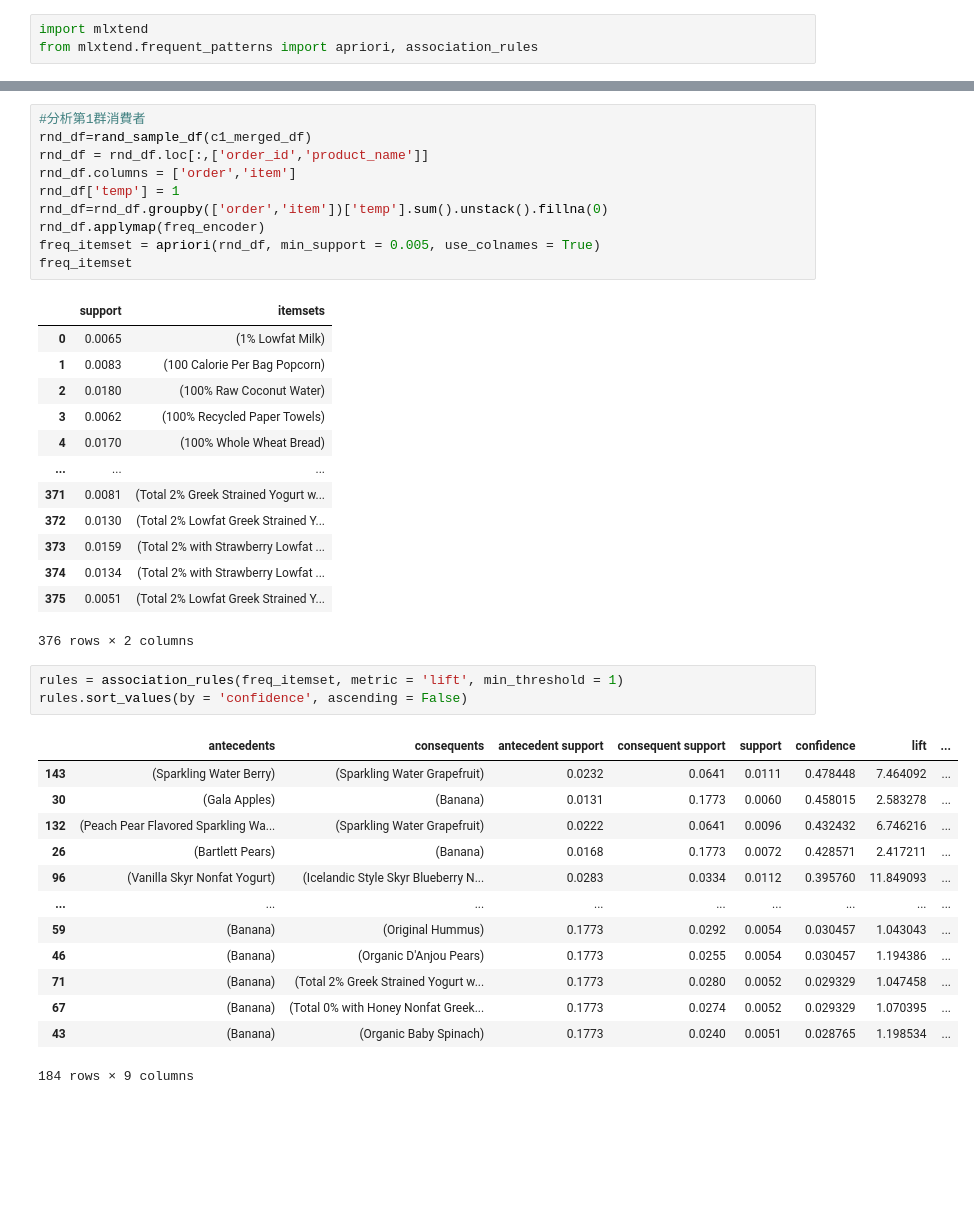
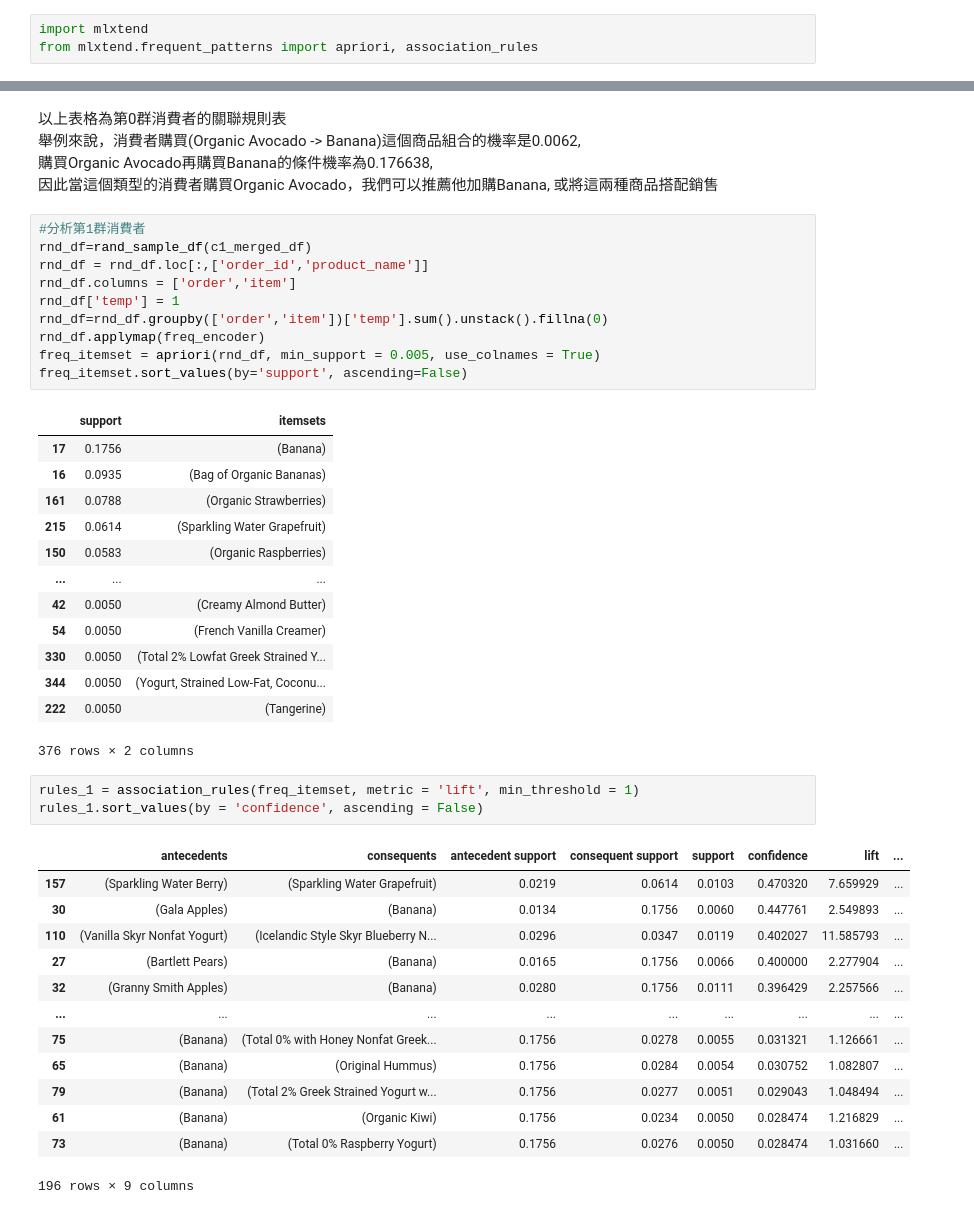
Before and after one commit to JeffHu520/customer-segment-project, a Jupyter notebook: customer segment and basket analysis.ipynb, the cells around one changed output, grey strips where cells are left out. Saved outputs shown, nothing was run; the diff lists cells and outputs as text; blank space fills up the shorter version.

```diff
--- a/customer segment.ipynb
+++ b/customer segment and basket analysis.ipynb
@@ -519,3 +519,9 @@ rules.sort_values(by = 'confidence', ascending = False)
+# %% [markdown]
+以上表格為第0群消費者的關聯規則表
+舉例來說，消費者購買(Organic Avocado -> Banana)這個商品組合的機率是0.0062,
+購買Organic Avocado再購買Banana的條件機率為0.176638,
+因此當這個類型的消費者購買Organic Avocado，我們可以推薦他加購Banana,
+或將這兩種商品搭配銷售
 # %%
 #分析第1群消費者
 rnd_df=rand_sample_df(c1_merged_df)
@@ -525,38 +531,38 @@ rnd_df['temp'] = 1
 rnd_df=rnd_df.groupby(['order','item'])['temp'].sum().unstack().fillna(0)
 rnd_df.applymap(freq_encoder)
 freq_itemset = apriori(rnd_df, min_support = 0.005, use_colnames = True)
-freq_itemset
+freq_itemset.sort_values(by='support', ascending=False)
 # %% [output]
 |  | support | itemsets |
-| 0 | 0.0065 | (1% Lowfat Milk) |
-| 1 | 0.0083 | (100 Calorie Per Bag Popcorn) |
-| 2 | 0.0180 | (100% Raw Coconut Water) |
-| 3 | 0.0062 | (100% Recycled Paper Towels) |
-| 4 | 0.0170 | (100% Whole Wheat Bread) |
+| 17 | 0.1756 | (Banana) |
+| 16 | 0.0935 | (Bag of Organic Bananas) |
+| 161 | 0.0788 | (Organic Strawberries) |
+| 215 | 0.0614 | (Sparkling Water Grapefruit) |
+| 150 | 0.0583 | (Organic Raspberries) |
 | ... | ... | ... |
-| 371 | 0.0081 | (Total 2% Greek Strained Yogurt w... |
-| 372 | 0.0130 | (Total 2% Lowfat Greek Strained Y... |
-| 373 | 0.0159 | (Total 2% with Strawberry Lowfat ... |
-| 374 | 0.0134 | (Total 2% with Strawberry Lowfat ... |
-| 375 | 0.0051 | (Total 2% Lowfat Greek Strained Y... |
+| 42 | 0.0050 | (Creamy Almond Butter) |
+| 54 | 0.0050 | (French Vanilla Creamer) |
+| 330 | 0.0050 | (Total 2% Lowfat Greek Strained Y... |
+| 344 | 0.0050 | (Yogurt, Strained Low-Fat, Coconu... |
+| 222 | 0.0050 | (Tangerine) |
 376 rows × 2 columns
 # %%
-rules = association_rules(freq_itemset, metric = 'lift', min_threshold = 1)
-rules.sort_values(by = 'confidence', ascending = False)
+rules_1 = association_rules(freq_itemset, metric = 'lift', min_threshold = 1)
+rules_1.sort_values(by = 'confidence', ascending = False)
 # %% [output]
 |  | antecedents | consequents | antecedent support | consequent support | support | confidence | lift | ... |
-| 143 | (Sparkling Water Berry) | (Sparkling Water Grapefruit) | 0.0232 | 0.0641 | 0.0111 | 0.478448 | 7.464092 | ... |
-| 30 | (Gala Apples) | (Banana) | 0.0131 | 0.1773 | 0.0060 | 0.458015 | 2.583278 | ... |
-| 132 | (Peach Pear Flavored Sparkling Wa... | (Sparkling Water Grapefruit) | 0.0222 | 0.0641 | 0.0096 | 0.432432 | 6.746216 | ... |
-| 26 | (Bartlett Pears) | (Banana) | 0.0168 | 0.1773 | 0.0072 | 0.428571 | 2.417211 | ... |
-| 96 | (Vanilla Skyr Nonfat Yogurt) | (Icelandic Style Skyr Blueberry N... | 0.0283 | 0.0334 | 0.0112 | 0.395760 | 11.849093 | ... |
+| 157 | (Sparkling Water Berry) | (Sparkling Water Grapefruit) | 0.0219 | 0.0614 | 0.0103 | 0.470320 | 7.659929 | ... |
+| 30 | (Gala Apples) | (Banana) | 0.0134 | 0.1756 | 0.0060 | 0.447761 | 2.549893 | ... |
+| 110 | (Vanilla Skyr Nonfat Yogurt) | (Icelandic Style Skyr Blueberry N... | 0.0296 | 0.0347 | 0.0119 | 0.402027 | 11.585793 | ... |
+| 27 | (Bartlett Pears) | (Banana) | 0.0165 | 0.1756 | 0.0066 | 0.400000 | 2.277904 | ... |
+| 32 | (Granny Smith Apples) | (Banana) | 0.0280 | 0.1756 | 0.0111 | 0.396429 | 2.257566 | ... |
 | ... | ... | ... | ... | ... | ... | ... | ... | ... |
-| 59 | (Banana) | (Original Hummus) | 0.1773 | 0.0292 | 0.0054 | 0.030457 | 1.043043 | ... |
-| 46 | (Banana) | (Organic D'Anjou Pears) | 0.1773 | 0.0255 | 0.0054 | 0.030457 | 1.194386 | ... |
-| 71 | (Banana) | (Total 2% Greek Strained Yogurt w... | 0.1773 | 0.0280 | 0.0052 | 0.029329 | 1.047458 | ... |
-| 67 | (Banana) | (Total 0% with Honey Nonfat Greek... | 0.1773 | 0.0274 | 0.0052 | 0.029329 | 1.070395 | ... |
-| 43 | (Banana) | (Organic Baby Spinach) | 0.1773 | 0.0240 | 0.0051 | 0.028765 | 1.198534 | ... |
+| 75 | (Banana) | (Total 0% with Honey Nonfat Greek... | 0.1756 | 0.0278 | 0.0055 | 0.031321 | 1.126661 | ... |
+| 65 | (Banana) | (Original Hummus) | 0.1756 | 0.0284 | 0.0054 | 0.030752 | 1.082807 | ... |
+| 79 | (Banana) | (Total 2% Greek Strained Yogurt w... | 0.1756 | 0.0277 | 0.0051 | 0.029043 | 1.048494 | ... |
+| 61 | (Banana) | (Organic Kiwi) | 0.1756 | 0.0234 | 0.0050 | 0.028474 | 1.216829 | ... |
+| 73 | (Banana) | (Total 0% Raspberry Yogurt) | 0.1756 | 0.0276 | 0.0050 | 0.028474 | 1.031660 | ... |
-184 rows × 9 columns
+196 rows × 9 columns
 # %%
 #分析第2群消費者
 rnd_df=rand_sample_df(c2_merged_df)
```
Also changed, not shown: parts of 17 cells of this notebook, 1 other file.
